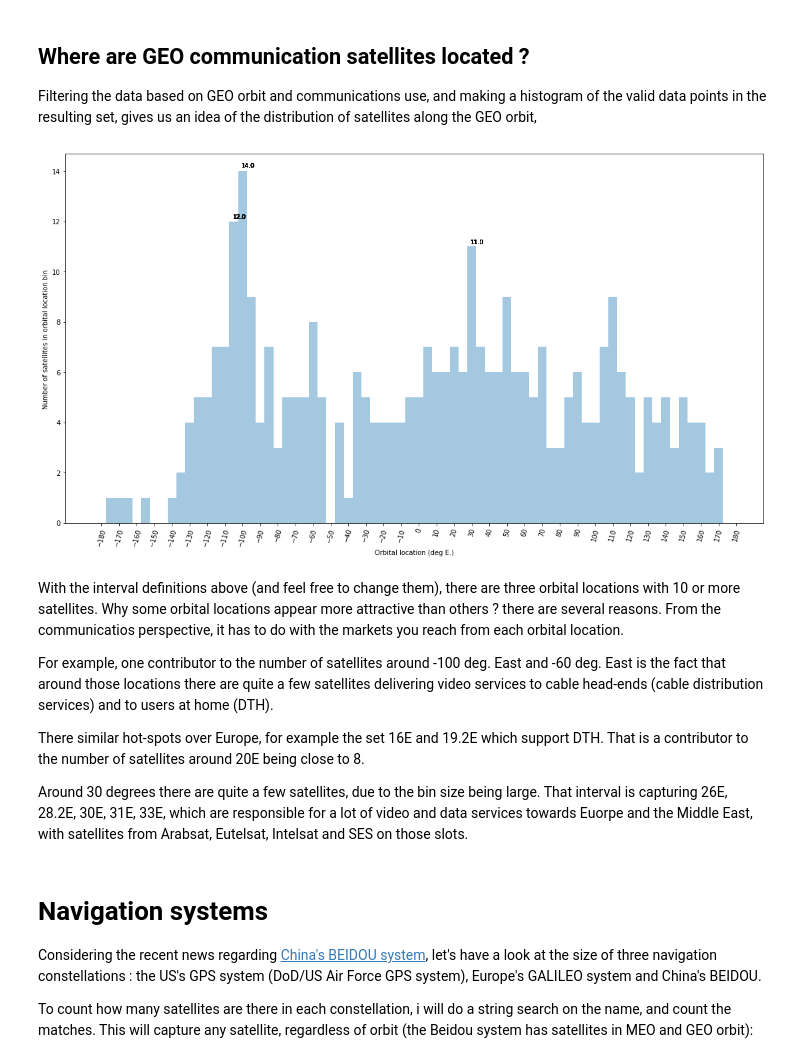
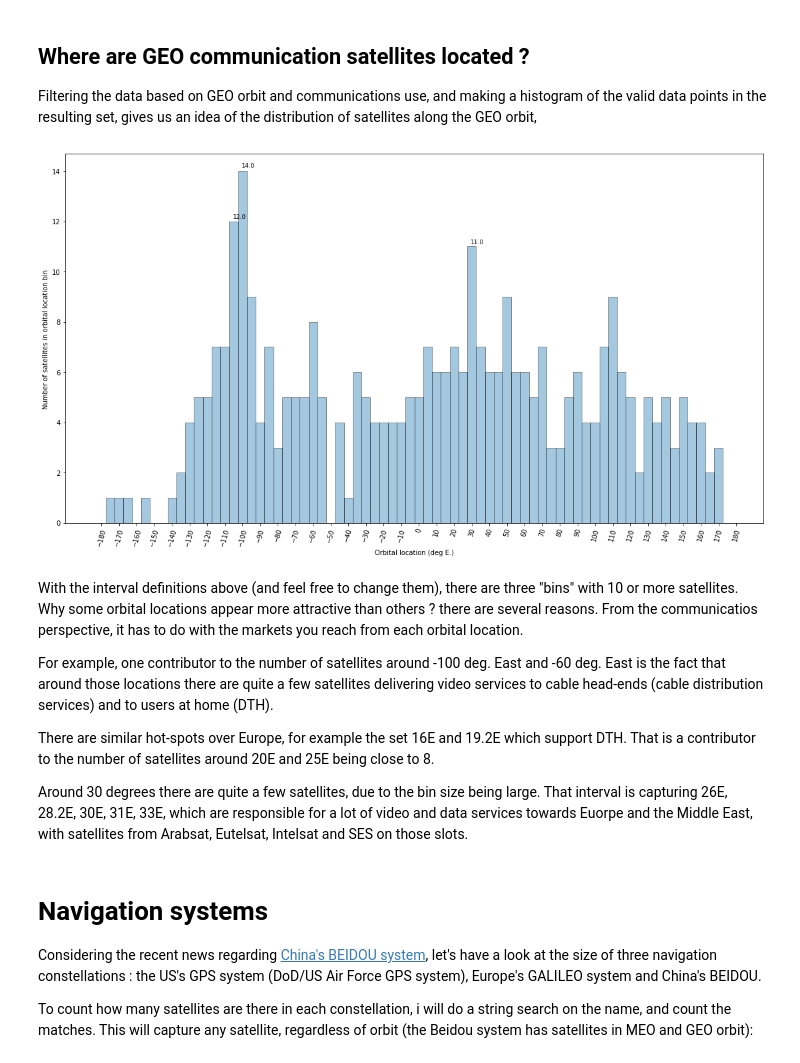
Before and after one commit to luisemiliani/Explore-UCSDB, a Jupyter notebook: Exploring_UCSDB.ipynb, the cells around one changed output. Drawn from its saved outputs; the diff is of its cells as text; code cells hidden in the pictures.

```diff
--- a/Exploring_UCSDB.ipynb
+++ b/Exploring_UCSDB.ipynb
@@ -33,8 +33,7 @@ def set_bar_label(ax_ref, minval=1, orient='h'):
       if p.get_width() >=minval:
         ax_ref.annotate('{}'.format(p.get_width()),xy=(p.get_x()+p.get_width()*1.01,p.get_y()*1.05),fontsize=9)
     else:
-      for p in ax_ref.patches:
-        if p.get_height() >=minval:
+      if p.get_height() >=minval:
           ax_ref.annotate('{}'.format(p.get_height()),xy=(p.get_x()+0.4*p.get_width(), p.get_y() + p.get_height()*1.01),fontsize=9)
 # %% [markdown]
 
@@ -372,35 +432,35 @@ Filtering the data based on GEO orbit and communications use, and making a histo
 # %%
 #extract all data points for GEO orbit, look at the longitude column
 flt_id = (UCSDB['Class of Orbit'] == 'GEO') & (UCSDB['Users'].str.contains('commercial', case = False))
 GEO_long = UCSDB[ flt_id ]['Longitude of GEO (degrees)'].astype(float)
 #correct longitudes to fall in the range (-180,180)
 GEO_long[ GEO_long > 180] = GEO_long[ GEO_long > 180] - 360
 #make a histogram of the longitude data points,
 #histogram intervals definition and xticks locations.
 bin_edges = np.arange(-180,185,5)-2.5 #every five degrees.
 x_axis_ticks = np.arange(-180,190,10)
 # create figure canvas and axes
 fig, ax5 = plt.subplots(figsize=[15,8])
 fig.tight_layout(pad=0.0)
 
 #plot.
-_ = sns.distplot(GEO_long,bins=bin_edges,kde=False,axlabel='Orbital location (deg E.)',ax=ax5)
+_ = sns.distplot(GEO_long,bins=bin_edges,kde=False,axlabel='Orbital location (deg E.)',ax=ax5, hist_kws ={'ec':'k'})
 _ = plt.xticks(x_axis_ticks,rotation=75)
 _ = plt.xlabel('Orbital location (deg E.)')
 _ = plt.ylabel('Number of satellites in orbital location bin ')
 
 set_bar_label(ax5, minval=10, orient='v')
 #in case you want to explore a swarmplot,
 #_ = sns.swarmplot(GEO_long, ax=ax6, orient = 'v', color='g')
 # %% [output]
-[figure, old version]
+[figure, new version]
 # %% [markdown]
-With the interval definitions above (and feel free to change them), there are three orbital locations with 10 or more satellites.
+With the interval definitions above (and feel free to change them), there are three "bins" with 10 or more satellites.
 Why some orbital locations appear more attractive than others ? there are several reasons. From the communicatios perspective, it has to do with the markets you reach from each orbital location.
 
 For example, one contributor to the number of satellites around -100 deg. East and -60 deg. East is the fact that around those locations there are quite a few satellites delivering video services to cable head-ends (cable distribution services) and to users at home (DTH).
 
-There similar hot-spots over Europe, for example the set 16E and 19.2E which support DTH. That is a contributor to the number of satellites around 20E being close to 8.
+There are similar hot-spots over Europe, for example the set 16E and 19.2E which support DTH. That is a contributor to the number of satellites around 20E and 25E being close to 8.
 
 Around 30 degrees there are quite a few satellites, due to the bin size being large. That interval is capturing 26E, 28.2E, 30E, 31E, 33E, which are responsible for a lot of video and data services towards Euorpe and the Middle East, with satellites from Arabsat, Eutelsat, Intelsat and SES on those slots.
 # %% [markdown]
```
Also changed, not shown: parts of 11 cells of this notebook.
